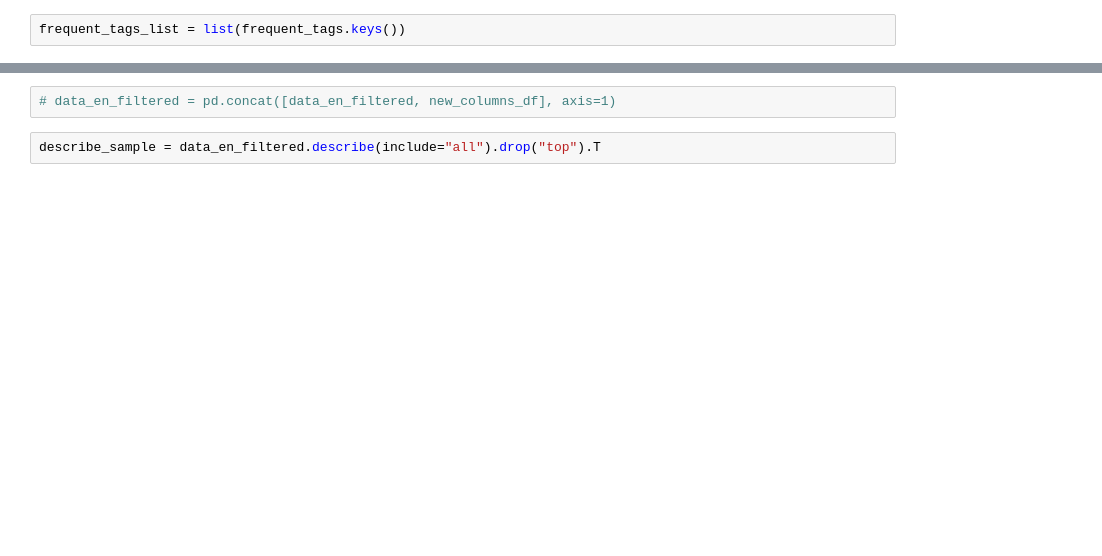
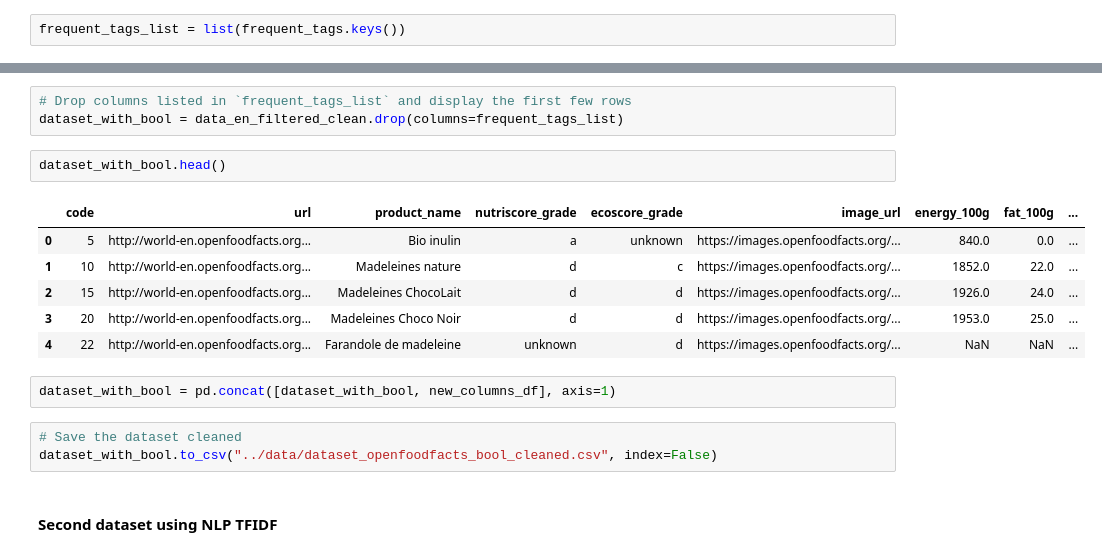
Before and after one commit to littlerobinson/foodstuffs_recommendation, a Jupyter notebook: notebooks/research_ben.ipynb, the cells around one changed output, grey strips where cells are left out. Saved outputs shown, nothing was run; the diff lists cells and outputs as text; blank space fills up the shorter version.

```diff
--- a/notebooks/research_ben.ipynb
+++ b/notebooks/research_ben.ipynb
@@ -362,4 +334,19 @@ data_en_filtered_clean[
+# %%
+# Drop columns listed in `frequent_tags_list` and display the first few rows
+dataset_with_bool = data_en_filtered_clean.drop(columns=frequent_tags_list)
+# %%
+dataset_with_bool.head()
+# %% [output]
+|  | code | url | product_name | nutriscore_grade | ecoscore_grade | image_url | energy_100g | fat_100g | ... |
+| 0 | 5 | http://world-en.openfoodfacts.org... | Bio inulin | a | unknown | https://images.openfoodfacts.org/... | 840.0 | 0.0 | ... |
+| 1 | 10 | http://world-en.openfoodfacts.org... | Madeleines nature | d | c | https://images.openfoodfacts.org/... | 1852.0 | 22.0 | ... |
+| 2 | 15 | http://world-en.openfoodfacts.org... | Madeleines ChocoLait | d | d | https://images.openfoodfacts.org/... | 1926.0 | 24.0 | ... |
+| 3 | 20 | http://world-en.openfoodfacts.org... | Madeleines Choco Noir | d | d | https://images.openfoodfacts.org/... | 1953.0 | 25.0 | ... |
+| 4 | 22 | http://world-en.openfoodfacts.org... | Farandole de madeleine | unknown | d | https://images.openfoodfacts.org/... | NaN | NaN | ... |
 # %%
-# data_en_filtered = pd.concat([data_en_filtered, new_columns_df], axis=1)
+dataset_with_bool = pd.concat([dataset_with_bool, new_columns_df], axis=1)
-# %%
-describe_sample = data_en_filtered.describe(include="all").drop("top").T
+# %%
+# Save the dataset cleaned
+dataset_with_bool.to_csv("../data/dataset_openfoodfacts_bool_cleaned.csv", index=False)
+# %% [markdown]
+#### Second dataset using NLP TFIDF
```
Also changed, not shown: parts of 39 cells of this notebook.
